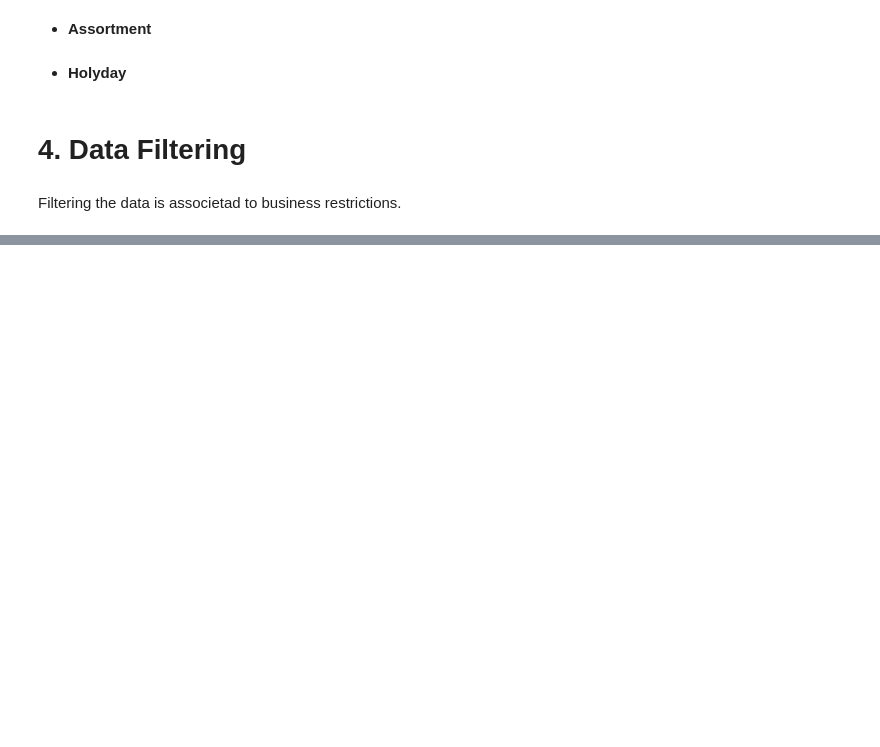
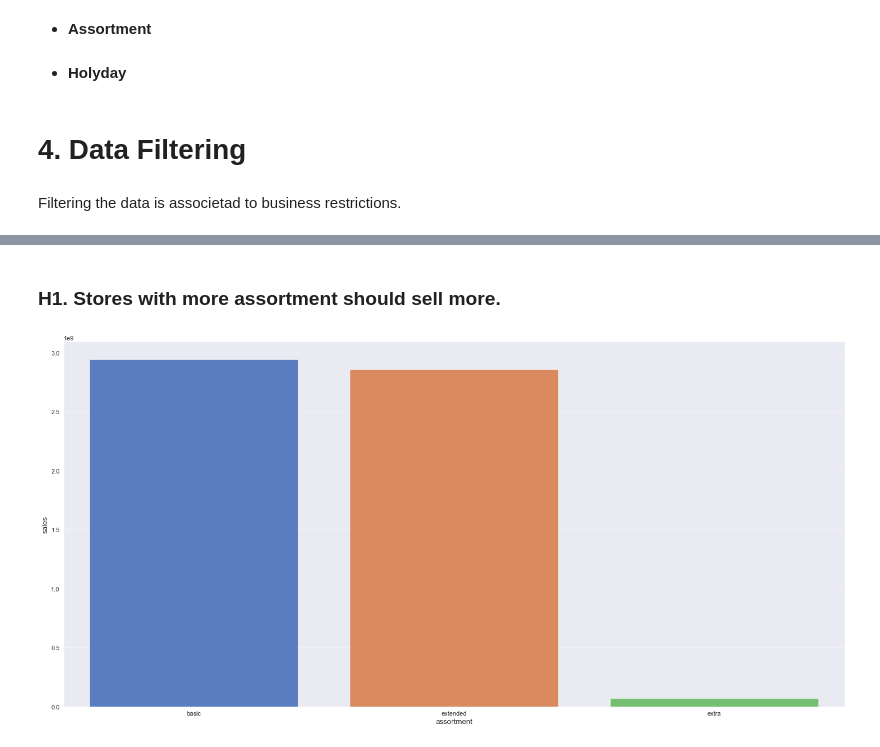
Before and after one commit to Gutscs/Rossmann-Forecasting-Sales, a Jupyter notebook: RossmanSales.ipynb, the cells around one changed output, grey strips where cells are left out. Drawn from its saved outputs; the diff is of its cells as text; code cells hidden in the pictures; blank space fills up the shorter version.

```diff
--- a/RossmanSales.ipynb
+++ b/RossmanSales.ipynb
@@ -503,0 +630,8 @@ df3 = df2.copy
+# %% [markdown]
+### H1. Stores with more assortment should sell more.
+# %%
+# plot sales for each assortment
+df_aux1 = df4[['assortment', 'sales']].groupby( 'assortment' ).sum().reset_index()
+sns.barplot( x = 'assortment', y = 'sales', data = df_aux1 );
+# %% [output]
+[figure, added]
```
Also changed, not shown: parts of 37 cells of this notebook.
